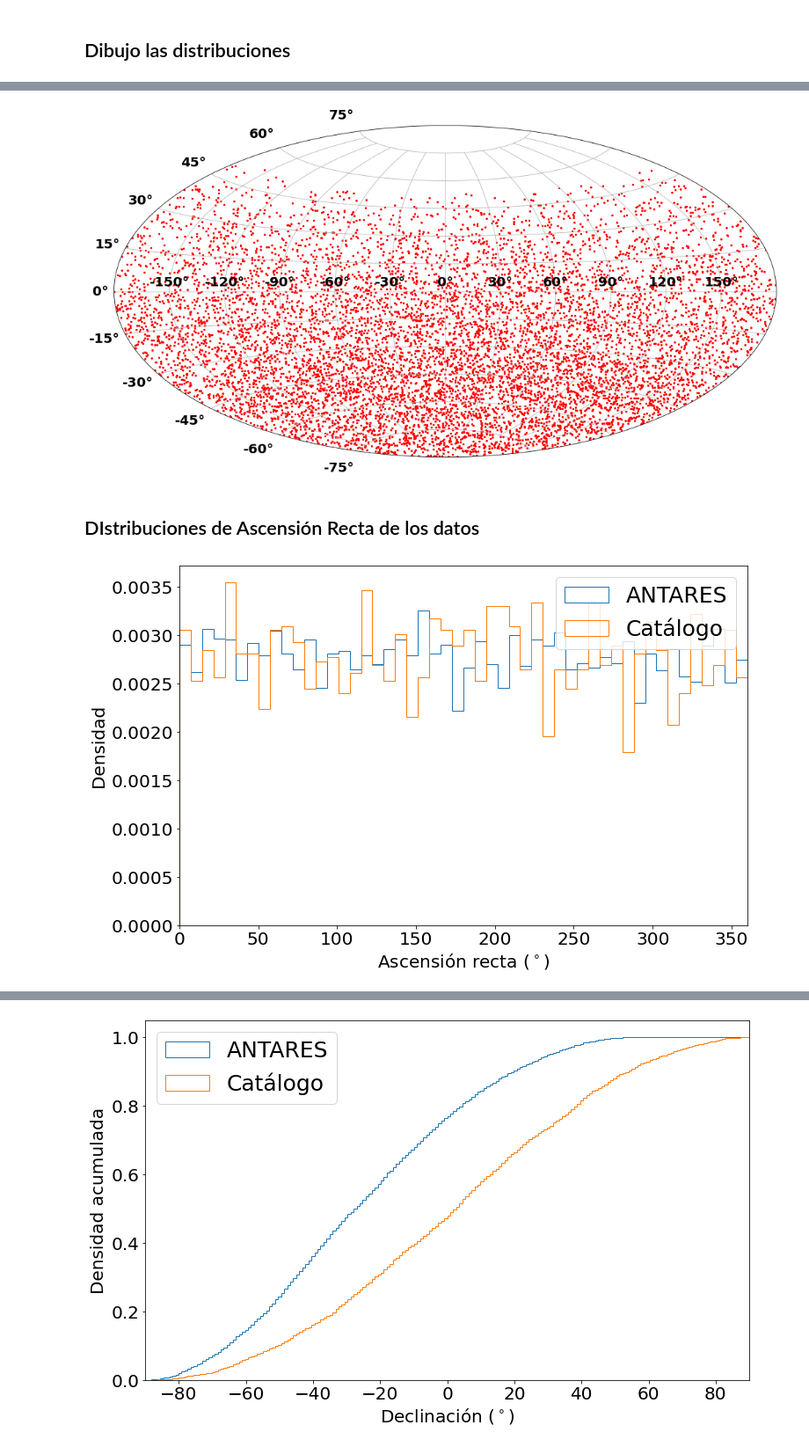
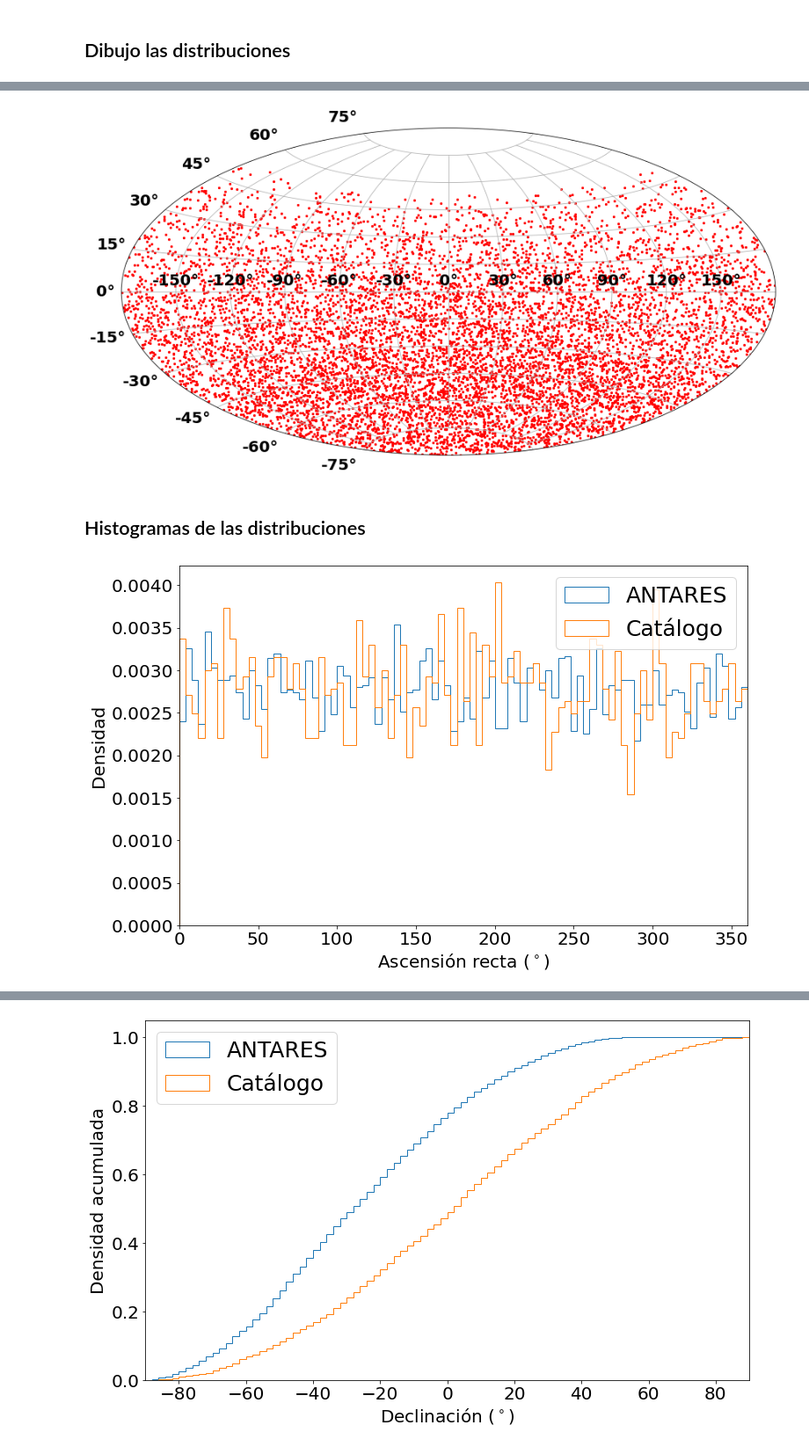
Before and after one commit to jgarmen-upv/estancia, a Jupyter notebook: estancia.ipynb, the cells around one changed output, grey strips where cells are left out. Shown: that part at 88% size. Cells and saved outputs as stored; diff of their text form; code cells hidden in the pictures.

```diff
--- a/estancia.ipynb
+++ b/estancia.ipynb
@@ -91,47 +72,43 @@ plt.show()
 # %%
-# ANTARES
 plt.close('all')
-plt.figure(figsize=(15,8))
+plt.figure(figsize=(15,15))
 
 plt.subplot(projection='aitoff')
 plt.grid(True)
 plt.scatter(antares.ra.wrap_at('180d').radian, antares.dec.radian, s=5, c='red')
-
-plt.tight_layout()
-plt.savefig("ANTARES.pdf")
 plt.show()
 # %% [output]
-[figure, old version]
+[figure, new version]
-# %% [markdown]
-## DIstribuciones de Ascensión Recta de los datos
+# %% [markdown]
+## Histogramas de las distribuciones
 # %%
 plt.rcParams.update({'font.weight':500})
 plt.close('all')
 plt.figure(figsize=(11,7))
 
+bins = 90
 plt.hist(antares.ra.to_value(),
-         bins = 50,
+         bins = bins,
          range=(0,360),
          histtype='step',
          density = True,
          label='ANTARES')
 
 plt.hist(cat.ra.to_value(),
-         bins = 50,
+         bins = bins,
          range=(0,360),
          histtype='step',
          density = True,
          label='Catálogo')
 
 plt.xlim(0,360)
 plt.xlabel(r'Ascensión recta ($^\circ$)')
 plt.ylabel(r'Densidad')
 plt.legend(loc='upper right', fontsize = 25)
 #plt.grid()
 plt.tight_layout()
 
-plt.savefig("ra.pdf")
 plt.show()
 # %% [output]
-[figure, old version]
+[figure, new version]
 # %%
```
Also changed, not shown: parts of 59 cells of this notebook.
